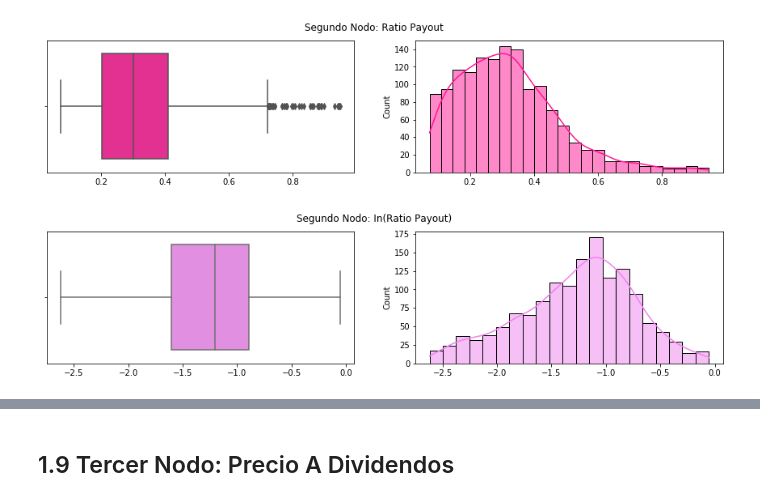
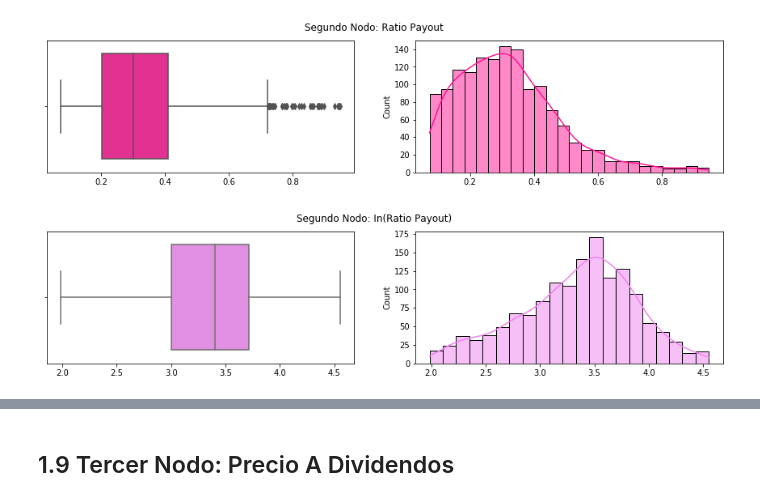
Before and after one commit to EMarquez7/Proyecto_DALopez_EMarquez, a Jupyter notebook: ProyectoModulo1_LazarenoD_DelgadoE-Copy1.ipynb, the cells around one changed output, grey strips where cells are left out. Saved outputs shown, nothing was run; the diff lists cells and outputs as text; code cells hidden in the pictures.

```diff
--- a/ProyectoModulo1_LazarenoD_DelgadoE-Copy1.ipynb
+++ b/ProyectoModulo1_LazarenoD_DelgadoE-Copy1.ipynb
@@ -470,7 +485,7 @@ boxAndHistPlot(data2,(15, 3), "deeppink", "Segundo Nodo: Ratio Payout")
 # %% [output]
 [figure]
 # %%
-data2_log = logTransformation(data2)
+data2_log = logTransformation(data2 * 100)
 boxAndHistPlot(data2_log, (15, 3), "violet", "Segundo Nodo: In(Ratio Payout)")
 # %% [output]
-[figure, old version]
+[figure, new version]
```
Also changed, not shown: parts of 26 cells of this notebook.
